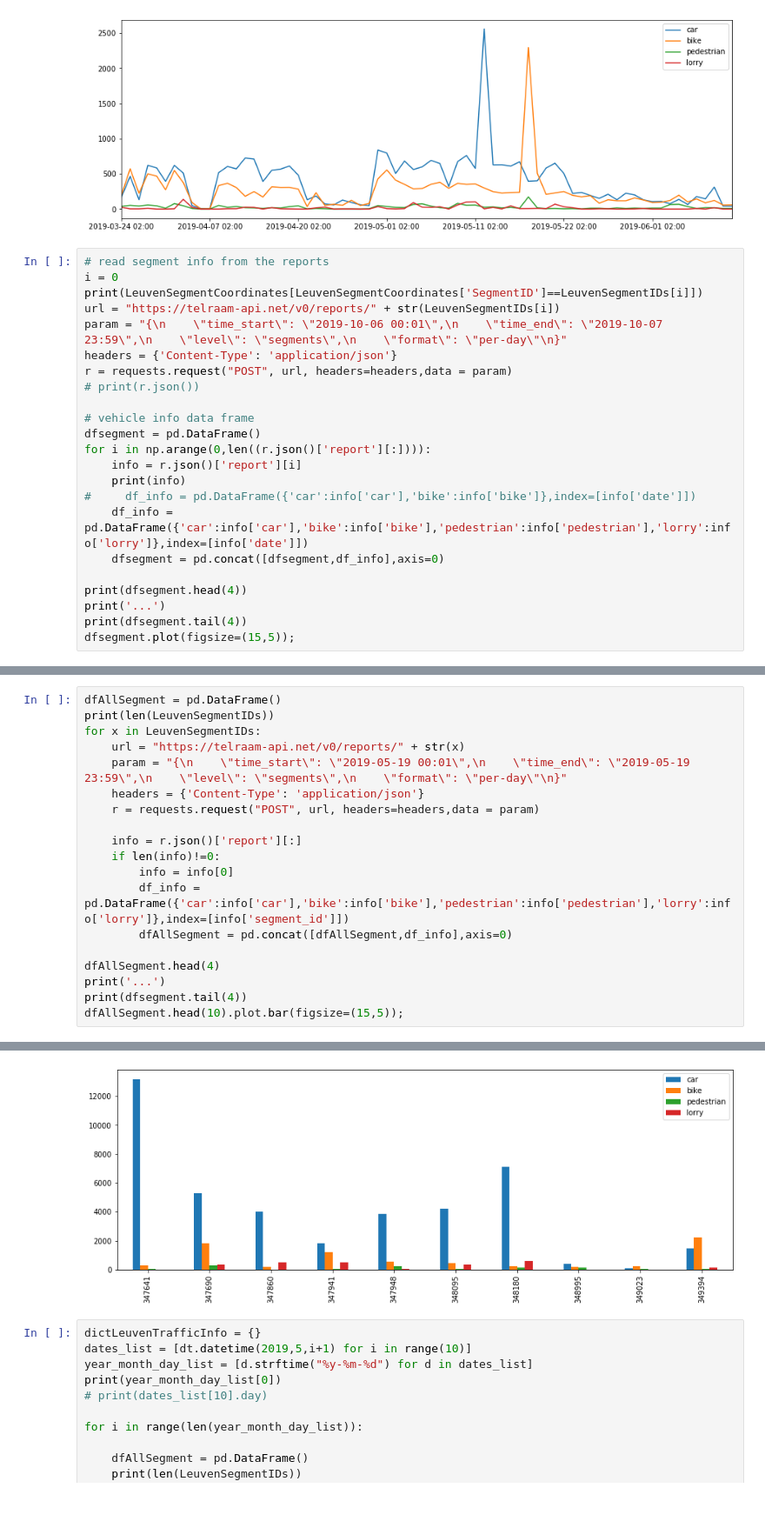
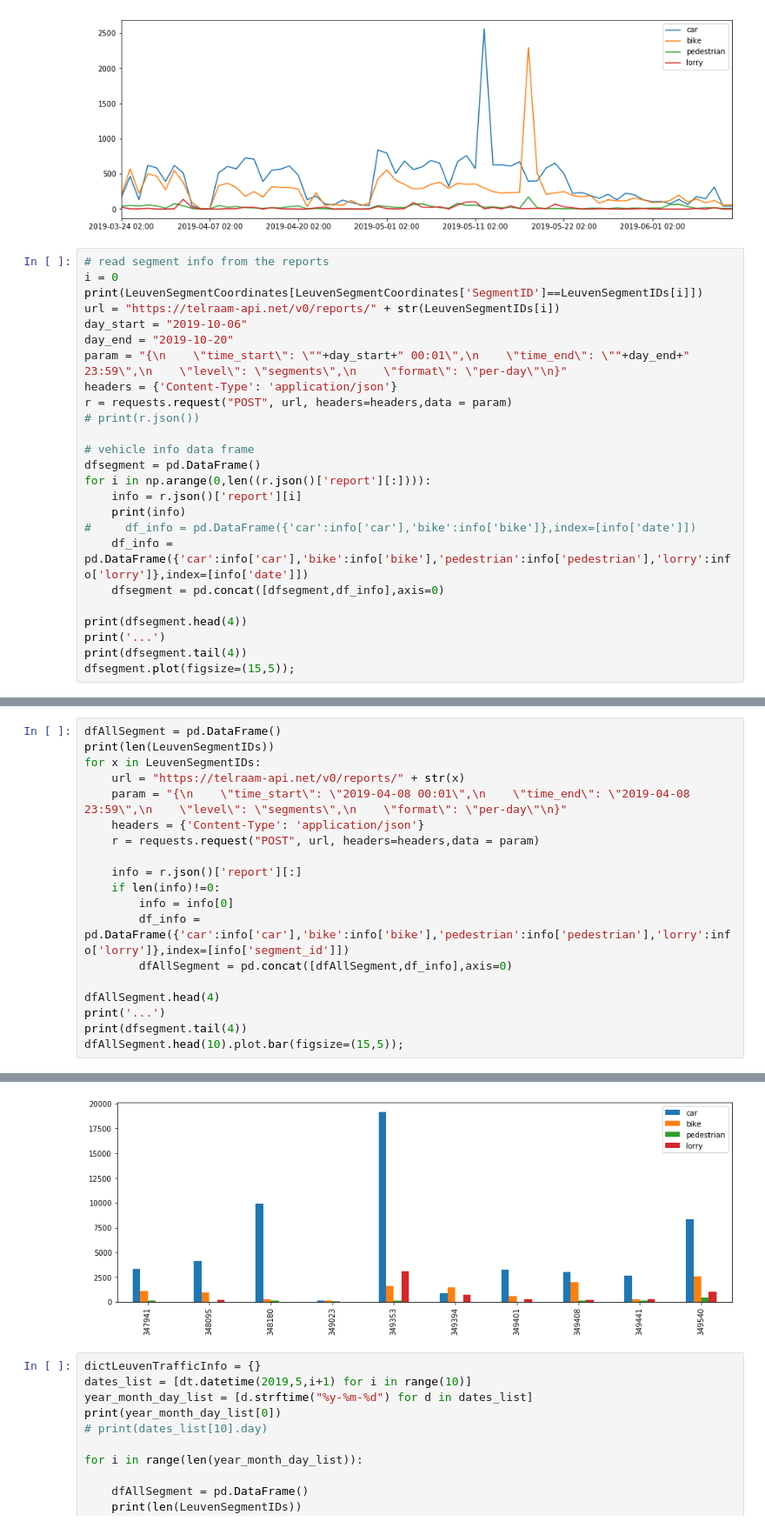
Before and after one commit to eoguzinci/KUL_Datathon_Laqua, a Jupyter notebook: Telraam/main.ipynb, the cells around one changed output, grey strips where cells are left out. Shown at 87% size. Drawn from its saved outputs; the diff is of its cells as text; blank space fills up the shorter version.

```diff
--- a/Telraam/main.ipynb
+++ b/Telraam/main.ipynb
@@ -264,7 +264,9 @@ dfsegment.plot(figsize=(15,5));
 i = 0
 print(LeuvenSegmentCoordinates[LeuvenSegmentCoordinates['SegmentID']==LeuvenSegmentIDs[i]])
 url = "https://telraam-api.net/v0/reports/" + str(LeuvenSegmentIDs[i])
-param = "{\n    \"time_start\": \"2019-10-06 00:01\",\n    \"time_end\": \"2019-10-07 23:59\",\n    \"level\": \"segments\",\n    \"format\": \"per-day\"\n}"
+day_start = "2019-10-06"
+day_end = "2019-10-20"
+param = "{\n    \"time_start\": \""+day_start+" 00:01\",\n    \"time_end\": \""+day_end+" 23:59\",\n    \"level\": \"segments\",\n    \"format\": \"per-day\"\n}"
 headers = {'Content-Type': 'application/json'}
 r = requests.request("POST", url, headers=headers,data = param)
 # print(r.json())
@@ -298,29 +306,29 @@ dfsegment.plot(figsize=(15,5));
 # %%
 dfAllSegment = pd.DataFrame()
 print(len(LeuvenSegmentIDs))
 for x in LeuvenSegmentIDs:
     url = "https://telraam-api.net/v0/reports/" + str(x)
-    param = "{\n    \"time_start\": \"2019-05-19 00:01\",\n    \"time_end\": \"2019-05-19 23:59\",\n    \"level\": \"segments\",\n    \"format\": \"per-day\"\n}"
+    param = "{\n    \"time_start\": \"2019-04-08 00:01\",\n    \"time_end\": \"2019-04-08 23:59\",\n    \"level\": \"segments\",\n    \"format\": \"per-day\"\n}"
     headers = {'Content-Type': 'application/json'}
     r = requests.request("POST", url, headers=headers,data = param)
 
     info = r.json()['report'][:]
     if len(info)!=0:
         info = info[0]
         df_info = pd.DataFrame({'car':info['car'],'bike':info['bike'],'pedestrian':info['pedestrian'],'lorry':info['lorry']},index=[info['segment_id']])
         dfAllSegment = pd.concat([dfAllSegment,df_info],axis=0)
 
 dfAllSegment.head(4)
 print('...')
 print(dfsegment.tail(4))
 dfAllSegment.head(10).plot.bar(figsize=(15,5));
 # %% [output]
 153
 ...
                    car  bike  pedestrian  lorry
 2019-10-06 02:00  5105   256           8     75
 2019-10-07 02:00  8574   556          96      0
-[figure, old version]
+[figure, new version]
 # %%
 dictLeuvenTrafficInfo = {}
 dates_list = [dt.datetime(2019,5,i+1) for i in range(10)]
```
Also changed, not shown: parts of 4 cells of this notebook.
